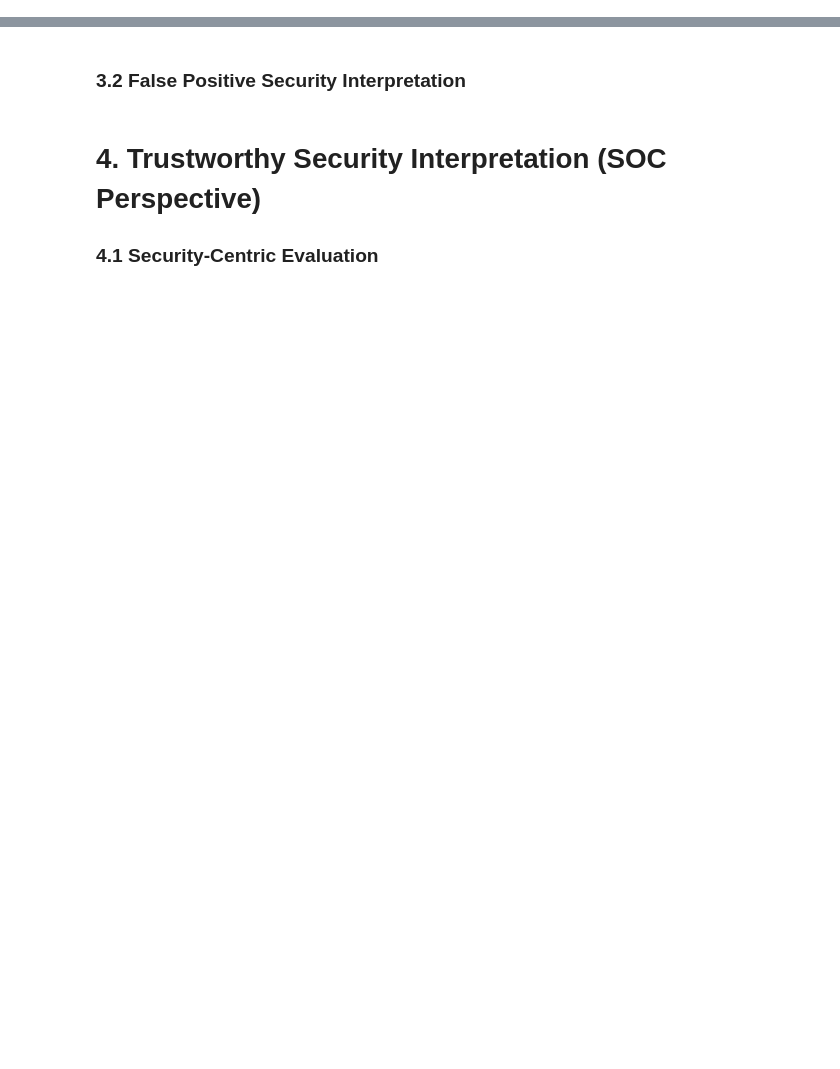
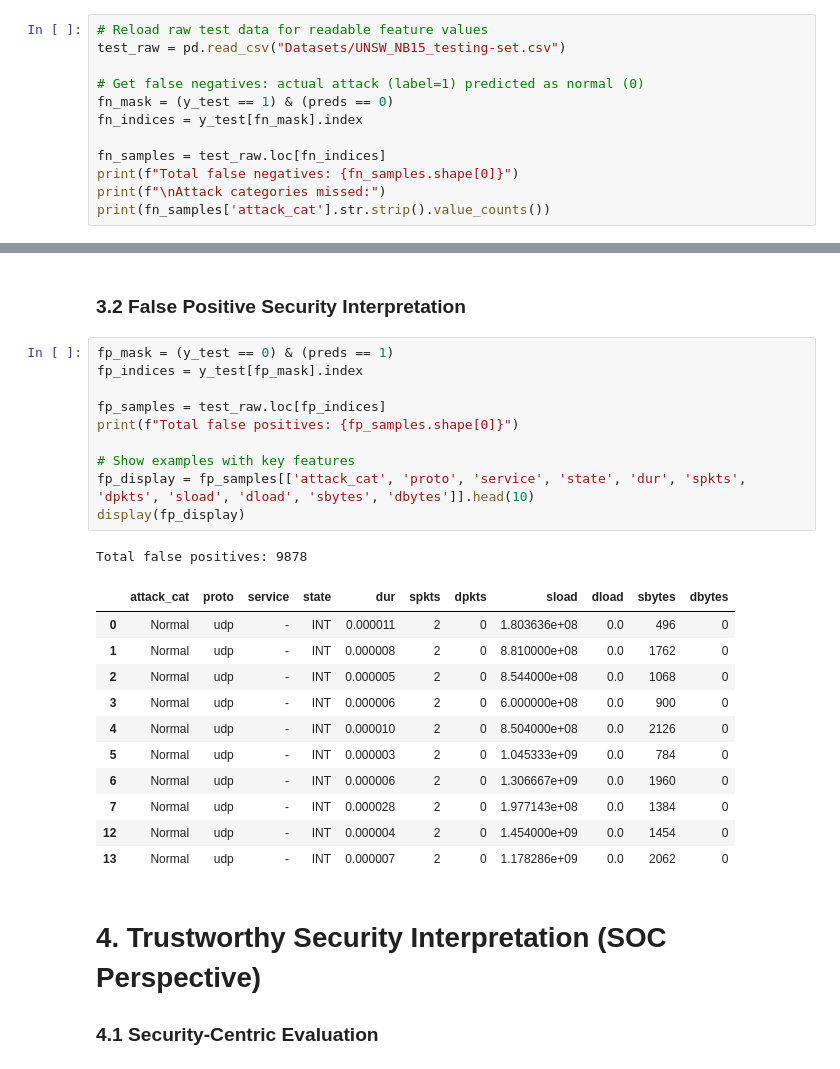
Before and after one commit to ANKOI12/INF6422E---Advanced-Concepts-in-Computer-Security, a Jupyter notebook: Lab 4/Notebook - Lab 4 - INF6422E - 2487137 - 2421549.ipynb, the cells around one changed output, grey strips where cells are left out. Saved outputs shown, nothing was run; the diff lists cells and outputs as text; blank space fills up the shorter version.

```diff
--- a/Lab 4/Notebook - Lab 4 - INF6422E - 2487137 - 2421549.ipynb
+++ b/Lab 4/Notebook - Lab 4 - INF6422E - 2487137 - 2421549.ipynb
@@ -210,3 +271,15 @@ plt.show()
 # 3. Misclassification and Security Error Analysis
 
 ### 3.1 Misclassification and Security Error Analysis
+# %%
+# Reload raw test data for readable feature values
+test_raw = pd.read_csv("Datasets/UNSW_NB15_testing-set.csv")
+
+# Get false negatives: actual attack (label=1) predicted as normal (0)
+fn_mask = (y_test == 1) & (preds == 0)
+fn_indices = y_test[fn_mask].index
+
+fn_samples = test_raw.loc[fn_indices]
+print(f"Total false negatives: {fn_samples.shape[0]}")
+print(f"\nAttack categories missed:")
+print(fn_samples['attack_cat'].str.strip().value_counts())
@@ -213,5 +330,28 @@ plt.show()
 # %% [markdown]
 ### 3.2 False Positive Security Interpretation
+# %%
+fp_mask = (y_test == 0) & (preds == 1)
+fp_indices = y_test[fp_mask].index
+
+fp_samples = test_raw.loc[fp_indices]
+print(f"Total false positives: {fp_samples.shape[0]}")
+
+# Show examples with key features
+fp_display = fp_samples[['attack_cat', 'proto', 'service', 'state', 'dur', 'spkts', 'dpkts', 'sload', 'dload', 'sbytes', 'dbytes']].head(10)
+display(fp_display)
+# %% [output]
+Total false positives: 9878
+|  | attack_cat | proto | service | state | dur | spkts | dpkts | sload | dload | sbytes | dbytes |
+| 0 | Normal | udp | - | INT | 0.000011 | 2 | 0 | 1.803636e+08 | 0.0 | 496 | 0 |
+| 1 | Normal | udp | - | INT | 0.000008 | 2 | 0 | 8.810000e+08 | 0.0 | 1762 | 0 |
+| 2 | Normal | udp | - | INT | 0.000005 | 2 | 0 | 8.544000e+08 | 0.0 | 1068 | 0 |
+| 3 | Normal | udp | - | INT | 0.000006 | 2 | 0 | 6.000000e+08 | 0.0 | 900 | 0 |
+| 4 | Normal | udp | - | INT | 0.000010 | 2 | 0 | 8.504000e+08 | 0.0 | 2126 | 0 |
+| 5 | Normal | udp | - | INT | 0.000003 | 2 | 0 | 1.045333e+09 | 0.0 | 784 | 0 |
+| 6 | Normal | udp | - | INT | 0.000006 | 2 | 0 | 1.306667e+09 | 0.0 | 1960 | 0 |
+| 7 | Normal | udp | - | INT | 0.000028 | 2 | 0 | 1.977143e+08 | 0.0 | 1384 | 0 |
+| 12 | Normal | udp | - | INT | 0.000004 | 2 | 0 | 1.454000e+09 | 0.0 | 1454 | 0 |
+| 13 | Normal | udp | - | INT | 0.000007 | 2 | 0 | 1.178286e+09 | 0.0 | 2062 | 0 |
 # %% [markdown]
 # 4. Trustworthy Security Interpretation (SOC Perspective)
 
```
Also changed, not shown: parts of 5 cells of this notebook.
